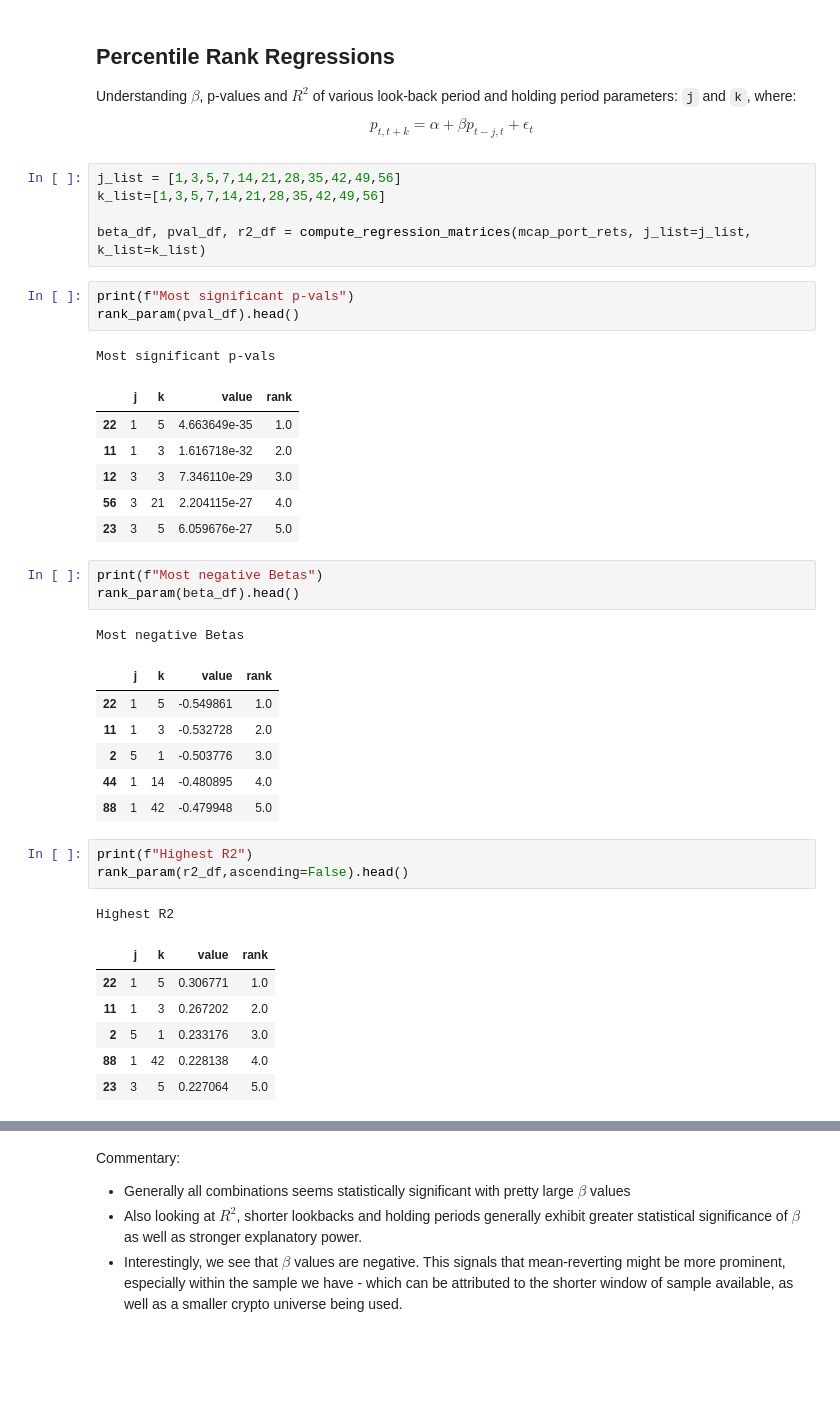
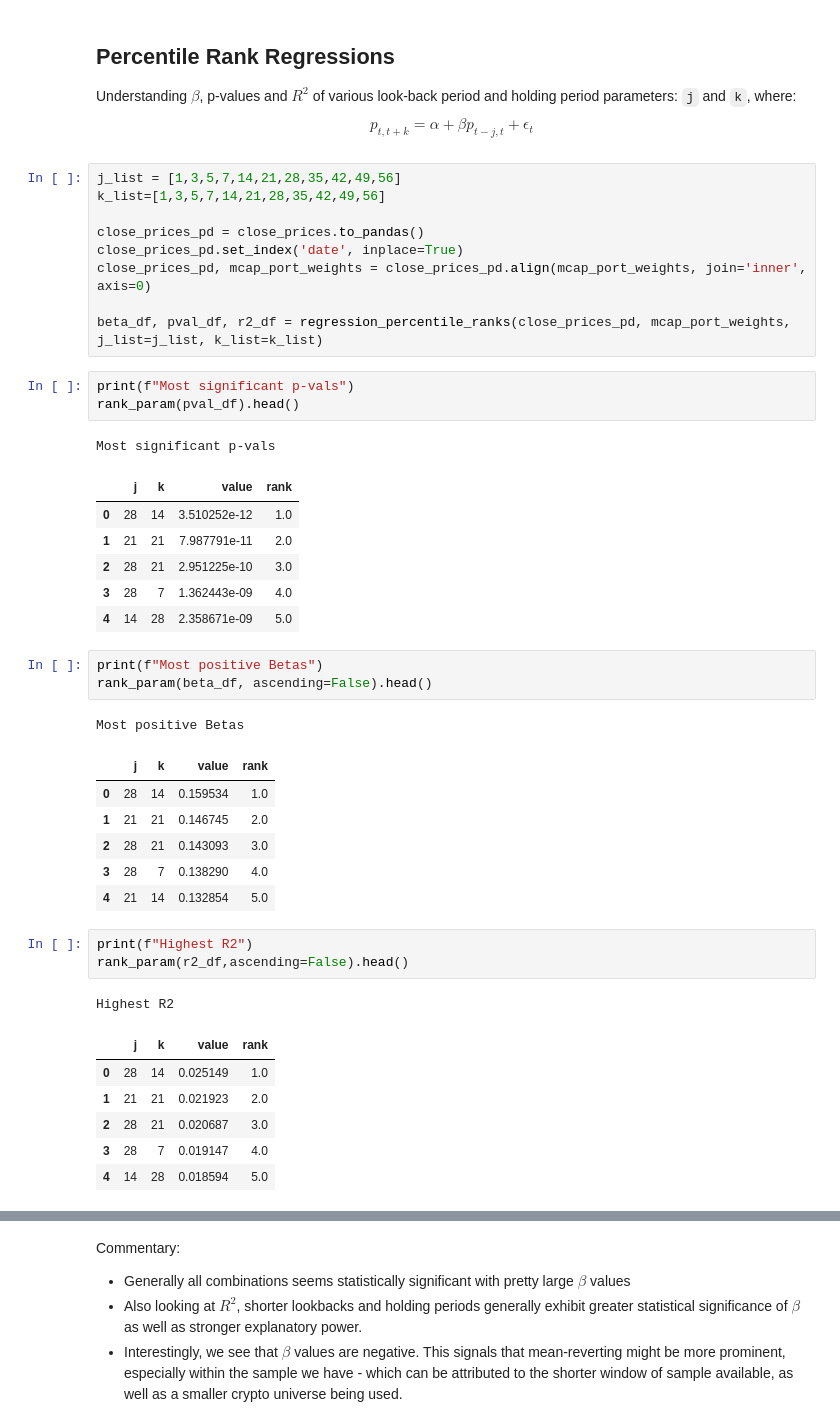
Before and after one commit to andrewpark19/QTS_Final_Project, a Jupyter notebook: QTS_Trading_Project.ipynb, the cells around one changed output, grey strips where cells are left out. Saved outputs shown, nothing was run; the diff lists cells and outputs as text; blank space fills up the shorter version.

```diff
--- a/QTS_Trading_Project.ipynb
+++ b/QTS_Trading_Project.ipynb
@@ -511,40 +512,44 @@ $$p_{t,t+k} = \alpha + \beta p_{t-j,t} + \epsilon_t$$
 j_list = [1,3,5,7,14,21,28,35,42,49,56]
 k_list=[1,3,5,7,14,21,28,35,42,49,56]
 
-beta_df, pval_df, r2_df = compute_regression_matrices(mcap_port_rets, j_list=j_list, k_list=k_list)
+close_prices_pd = close_prices.to_pandas()
+close_prices_pd.set_index('date', inplace=True)
+close_prices_pd, mcap_port_weights = close_prices_pd.align(mcap_port_weights, join='inner', axis=0)
+
+beta_df, pval_df, r2_df = regression_percentile_ranks(close_prices_pd, mcap_port_weights, j_list=j_list, k_list=k_list)
 # %%
 print(f"Most significant p-vals")
 rank_param(pval_df).head()
 # %% [output]
 Most significant p-vals
 |  | j | k | value | rank |
-| 22 | 1 | 5 | 4.663649e-35 | 1.0 |
-| 11 | 1 | 3 | 1.616718e-32 | 2.0 |
-| 12 | 3 | 3 | 7.346110e-29 | 3.0 |
-| 56 | 3 | 21 | 2.204115e-27 | 4.0 |
-| 23 | 3 | 5 | 6.059676e-27 | 5.0 |
+| 0 | 28 | 14 | 3.510252e-12 | 1.0 |
+| 1 | 21 | 21 | 7.987791e-11 | 2.0 |
+| 2 | 28 | 21 | 2.951225e-10 | 3.0 |
+| 3 | 28 | 7 | 1.362443e-09 | 4.0 |
+| 4 | 14 | 28 | 2.358671e-09 | 5.0 |
 # %%
-print(f"Most negative Betas")
-rank_param(beta_df).head()
+print(f"Most positive Betas")
+rank_param(beta_df, ascending=False).head()
 # %% [output]
-Most negative Betas
+Most positive Betas
 |  | j | k | value | rank |
-| 22 | 1 | 5 | -0.549861 | 1.0 |
-| 11 | 1 | 3 | -0.532728 | 2.0 |
-| 2 | 5 | 1 | -0.503776 | 3.0 |
-| 44 | 1 | 14 | -0.480895 | 4.0 |
-| 88 | 1 | 42 | -0.479948 | 5.0 |
+| 0 | 28 | 14 | 0.159534 | 1.0 |
+| 1 | 21 | 21 | 0.146745 | 2.0 |
+| 2 | 28 | 21 | 0.143093 | 3.0 |
+| 3 | 28 | 7 | 0.138290 | 4.0 |
+| 4 | 21 | 14 | 0.132854 | 5.0 |
 # %%
 print(f"Highest R2")
 rank_param(r2_df,ascending=False).head()
 # %% [output]
 Highest R2
 |  | j | k | value | rank |
-| 22 | 1 | 5 | 0.306771 | 1.0 |
-| 11 | 1 | 3 | 0.267202 | 2.0 |
-| 2 | 5 | 1 | 0.233176 | 3.0 |
-| 88 | 1 | 42 | 0.228138 | 4.0 |
-| 23 | 3 | 5 | 0.227064 | 5.0 |
+| 0 | 28 | 14 | 0.025149 | 1.0 |
+| 1 | 21 | 21 | 0.021923 | 2.0 |
+| 2 | 28 | 21 | 0.020687 | 3.0 |
+| 3 | 28 | 7 | 0.019147 | 4.0 |
+| 4 | 14 | 28 | 0.018594 | 5.0 |
 # %%
 plot_heatmaps(beta_df, pval_df, r2_df)
 # %% [output]
```
Also changed, not shown: parts of 5 cells of this notebook, 1 other file.
